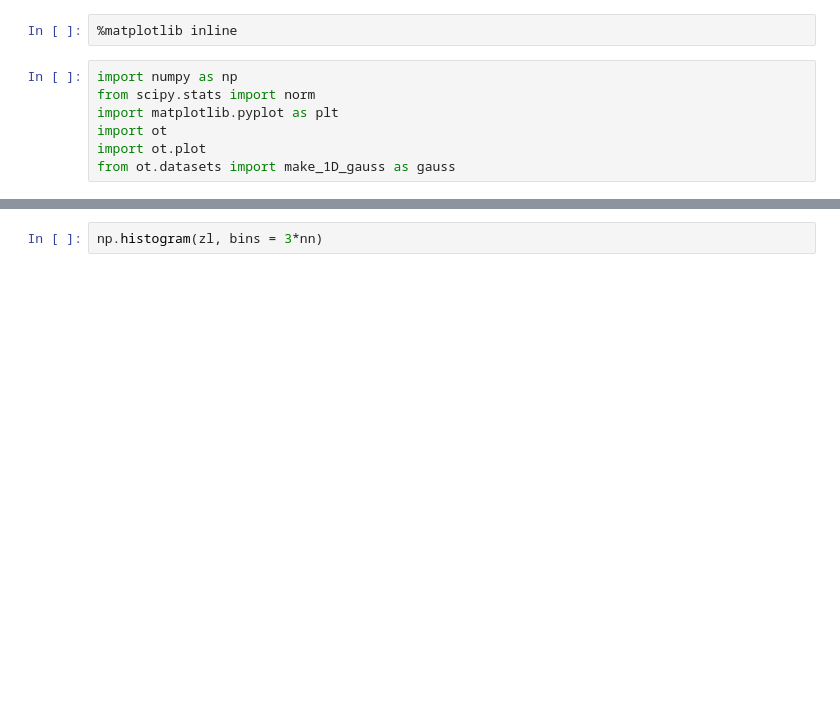
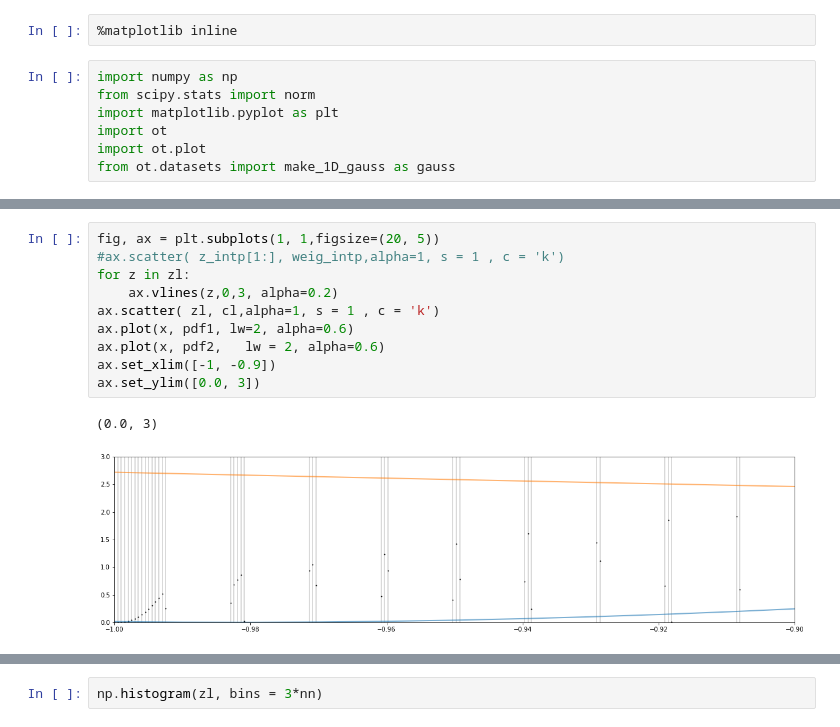
Before and after one commit to arangogithub/ot, a Jupyter notebook: optimalTransport2.ipynb, the cells around one changed output, grey strips where cells are left out. Drawn from its saved outputs; the diff is of its cells as text; blank space fills up the shorter version.

```diff
--- a/optimalTransport2.ipynb
+++ b/optimalTransport2.ipynb
@@ -25,0 +51,13 @@ pdf2 /= np.sum(pdf2)
+# %%
+fig, ax = plt.subplots(1, 1,figsize=(20, 5))
+#ax.scatter( z_intp[1:], weig_intp,alpha=1, s = 1 , c = 'k')
+for z in zl:
+    ax.vlines(z,0,3, alpha=0.2)
+ax.scatter( zl, cl,alpha=1, s = 1 , c = 'k')
+ax.plot(x, pdf1, lw=2, alpha=0.6)
+ax.plot(x, pdf2,   lw = 2, alpha=0.6)
+ax.set_xlim([-1, -0.9])
+ax.set_ylim([0.0, 3])
+# %% [output]
+(0.0, 3)
+[figure, added]
```
Also changed, not shown: parts of 28 cells of this notebook.
